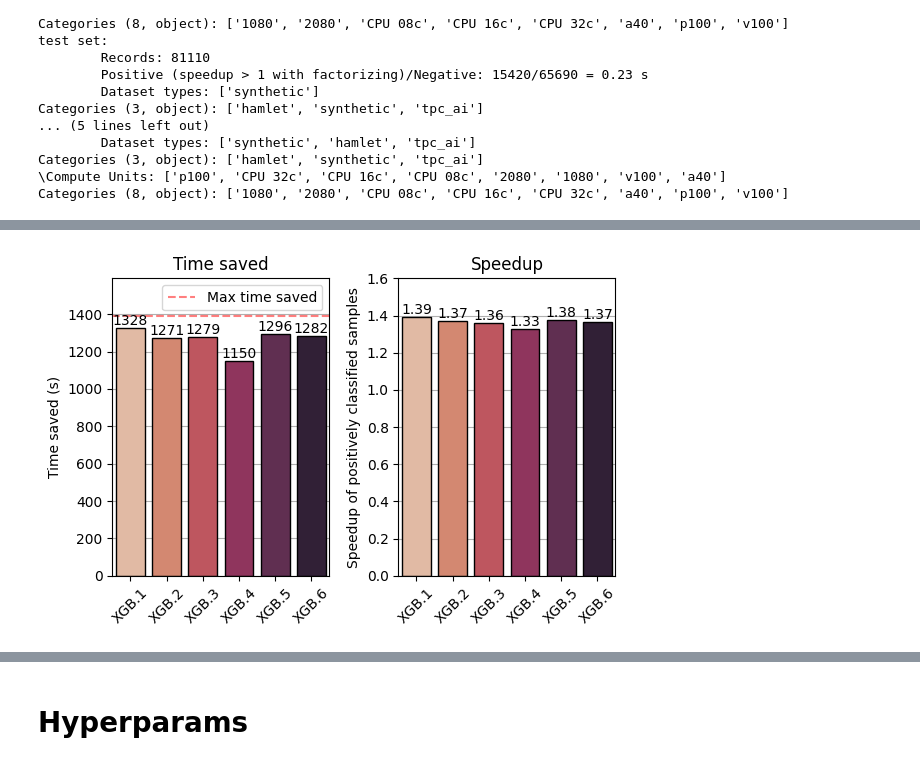
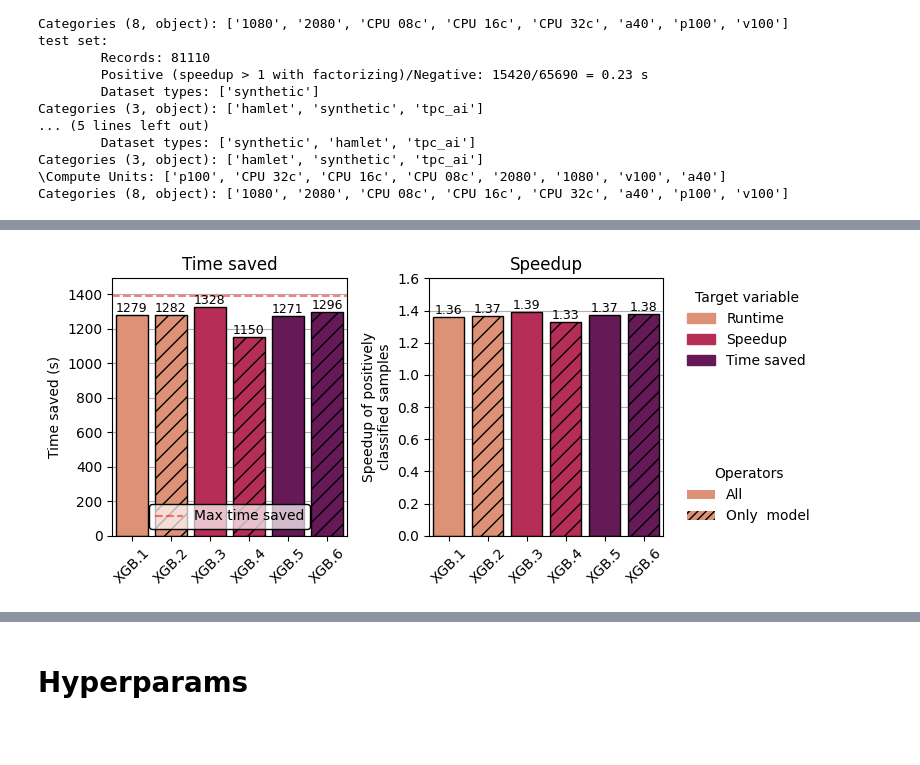
Before and after one commit to ptemarvelde/amalur-experiments, a Jupyter notebook: results/full_1/xgboost.ipynb, the cells around one changed output, grey strips where cells are left out. Drawn from its saved outputs; the diff is of its cells as text; code cells hidden in the pictures; blank space fills up the shorter version.

```diff
--- a/results/full_1/xgboost.ipynb
+++ b/results/full_1/xgboost.ipynb
@@ -7,7 +7,7 @@ import numpy as np
 import pandas as pd
 import xgboost
 import matplotlib.pyplot as plt
-plt.style.use("/home/pepijn/Documents/uni/y5/thesis/writing/msc-thesis-figures/std-colors.mplstyle")
+# plt.style.use("/home/pepijn/Documents/uni/y5/thesis/writing/msc-thesis-figures/std-colors.mplstyle")
 
 %load_ext autoreload
 %autoreload 2
@@ -144,7 +135,9 @@ list(zip(["speedup", "time_saved", ["times_mean", "materialized_times_mean"]]*2,
 # %%
-
+l= list(zip(["speedup", "time_saved", ["times_mean", "materialized_times_mean"]]*2, [True, False]*3))
+l.sort(key=lambda x: str(x[0]))
+display(l)
 xgb_results = {}
 xgb_estimators = {}
-for i, (target_col, only_model) in enumerate(zip(["speedup", "time_saved", ["times_mean", "materialized_times_mean"]]*2, [True, False]*3)):
-    xgb_estimators[i] = (target_col, only_model), train_and_eval(f"XGB.{i+1}",X_train, y_train, X_test, y_test, X_validate, y_validate, target_col, only_model=only_model)
+for i, (target_col, only_model) in enumerate(l):
+    xgb_estimators[f"XGB.{i+1}"] = (target_col, only_model), train_and_eval(f"XGB.{i+1}",X_train, y_train, X_test, y_test, X_validate, y_validate, target_col, only_model=only_model)
 # %% [output]
@@ -247,6 +263,9 @@ with open("trained_models/xgb1.pkl", "wb") as f:
 resdf = pd.DataFrame(xgb_results.values())
 resdf['Model'] = [x[0] for x in xgb_results.keys()]
 resdf['dataset'] = [x[1] for x in xgb_results.keys()]
+resdf['target'] = np.array([[str(x[0])] * 3 for x in l]).flatten()
+resdf['target'] = resdf['target'].replace({"['times_mean', 'materialized_times_mean']": "time_saved"})
+resdf['pruned'] = np.array([[x[1]] * 3 for x in l]).flatten()
 resdf = resdf.merge(pd.json_normalize(resdf.speedup), left_index=True, right_index=True)
 resdf['fraction_of_optimal_time_saved'] = resdf.y_pred_time_saved / resdf.y_true_time_saved
 resdf
@@ -272,45 +291,71 @@ resdf
 # %%
-f, axs = plt.subplots(1, 2, figsize=(8*0.75, 4))
-labels = ["Time saved (s)", "Speedup of positively classified samples", "Fraction of best time saved"]
+import matplotlib
+
+pal = sns.color_palette("rocket_r", 3)[:3]
+colors = [pal[0], pal[0], pal[1], pal[1], pal[2], pal[2]]
+colors = [sns.set_hls_values(c, s=0.6) for c in colors]
+hatches = ["", "//", "", "//", "", "//"]
+
+f, axs = plt.subplots(1, 2, figsize=(8, 0.45*8))
+labels = ["Time saved (s)", "Speedup of positively\nclassified samples", "Fraction of best time saved"]
 titles = ["Time saved", "Speedup", "Performance"]
 max_time_saved = resdf[resdf.dataset=='test'].y_true_time_saved.max()
 
 for ax, var, label, title in zip(axs, ["y_pred_time_saved", "y_pred_speedup_real", "fraction_of_optimal_time_saved"][:2], labels[:2], titles[:2]):
     sns.barplot(
         data=resdf[(resdf.dataset == "test")],
         x="Model",
         y=var,
         ax=ax,
         saturation=0.6,
         edgecolor="black",
         linewidth=1,
-        palette=sns.color_palette("rocket_r")
+        palette=sns.color_palette("rocket_r"),
+        # hue="target",
+        # style='target'
     )
     ax.set_xticklabels(ax.get_xticklabels(), rotation=45)
     ax.grid(axis="y")
     ax.set_axisbelow(True)
     ax.set_ylabel(label)
     ax.set_xlabel("Target variable")
     ax.set_xlabel(None)
     ax.set_title(title)
     # ax.set_xticklabels(["XGB.1\nSpeedup", "XGB.2\nTime saved", "XGB.3 Time saved\n(separate F/M)"], rotation=45)
     fmt = ".2f"
     if var == "fraction_of_optimal_time_saved":
-        ax.set_ylim(0, 1)
+        # ax.set_ylim(0, 1)
+        ...
     elif var == "y_pred_speedup_real":
-        ax.set_ylim(0, 1.6)
-    else:
+        ax.set_ylim(top=1.6)
+        ...
+    elif var == "y_pred_time_saved":
         # ax.set_ylim(0, 1400)
+        # ax.set_ylim(1000, max_time_saved+100)
         fmt = ".0f"
         ax.axhline(max_time_saved, color='red', linestyle='--', label="Max time saved", alpha=0.5)
-        ax.legend()
-        ax.set_ylim(top=max_time_saved+200)
+        legend = ax.legend(loc='lower center', framealpha=0.8, fancybox=True)
+        legend.get_frame().set_alpha(None)
+        legend.get_frame().set_edgecolor('black')
+        legend.get_frame().set_facecolor((1, 1, 1, 0.7))
+        ax.set_ylim(top=max_time_saved+100)
 
-    for bar in ax.patches:
+    for i, bar in enumerate(ax.patches):
         ax.text(bar.get_x() + bar.get_width() / 2, bar.get_height(), format(bar.get_height(), fmt),
-                ha='center', va='bottom')
+                ha='center', va='bottom', fontsize=9)
+        bar.set_facecolor(colors[i])
+        bar.set_hatch(hatches[i])
 
+cs = {'Runtime':colors[0], 'Speedup':colors[2], 'Time saved':colors[4]}
+labels = list(cs.keys())
+handles = [plt.Rectangle((0,0),1,1, color=cs[label]) for label in labels]
+l1 = axs[1].legend(handles, labels, loc='upper left', title="Target variable", bbox_to_anchor=(1.05, 1), frameon=False)
+hatches = {'All': None, 'Only  model': r'////'}
+handles = [matplotlib.patches.Patch(facecolor=colors[0], hatch=hatches[label]) for label in hatches.keys()]
+l2 = axs[1].legend(handles, hatches.keys(), loc='lower left', title="Operators" , bbox_to_anchor=(1.05, 0), frameon=False)
+axs[1].add_artist(l1)
+# axs[1].add_artist(l2)
 f.tight_layout()
-f.savefig("/home/pepijn/Documents/uni/y5/thesis/writing/overleaf/chapters/05_cost_estimation/figures/xgb-models-compare.pdf", bbox_inches='tight')
+f.savefig("./xgb-models-compare.pdf", bbox_inches='tight')
 # %% [output]
-[figure, old version]
+[figure, new version]
```
Also changed, not shown: parts of 7 cells of this notebook, 1 other file.
